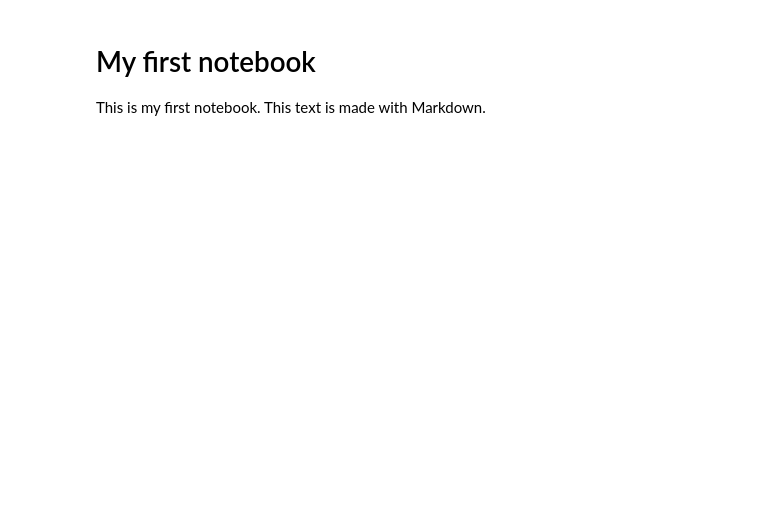
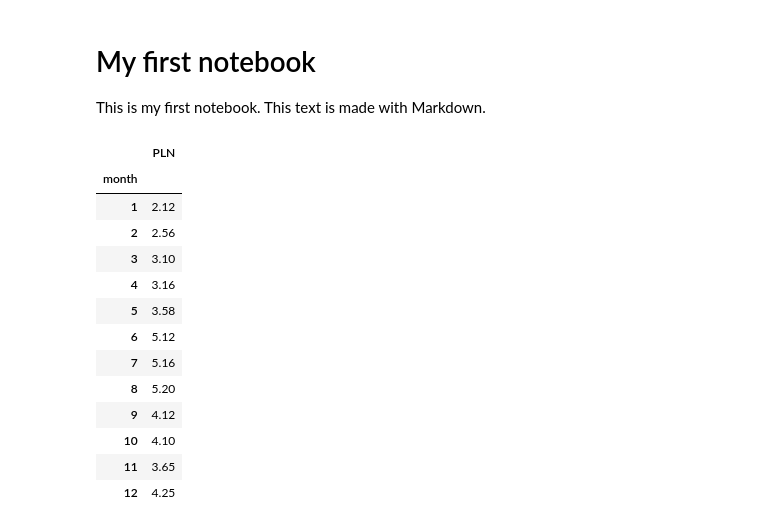
Before and after one commit to Konsyliarz42/jupyter-notebook, a Jupyter notebook: Wykresy.ipynb, the cells around one changed output. Cells and saved outputs as stored; diff of their text form; code cells hidden in the pictures; blank space fills up the shorter version.

```diff
--- a/Wykresy.ipynb
+++ b/Wykresy.ipynb
@@ -19,3 +24,37 @@ fig = go.Figure(
     layout_title_text="Salaries with ploty"
 )
 fig.show()
+# %%
+prices = [
+	(1, 2.12),
+	(2, 2.56),
+	(3, 3.10),
+	(4, 3.16),
+	(5, 3.58),
+	(6, 5.12),
+	(7, 5.16),
+	(8, 5.20),
+	(9, 4.12),
+	(10, 4.10),
+	(11, 3.65),
+	(12, 4.25)
+]
+
+data_frame = pd.DataFrame(prices, columns=["month", "PLN"])
+data_frame = data_frame.set_index("month")
+data_frame
+# %% [output]
+|  | PLN |
+| month |  |
+| 1 | 2.12 |
+| 2 | 2.56 |
+| 3 | 3.10 |
+| 4 | 3.16 |
+| 5 | 3.58 |
+| 6 | 5.12 |
+| 7 | 5.16 |
+| 8 | 5.20 |
+| 9 | 4.12 |
+| 10 | 4.10 |
+| 11 | 3.65 |
+| 12 | 4.25 |
```
Also changed, not shown: parts of 4 cells of this notebook.
